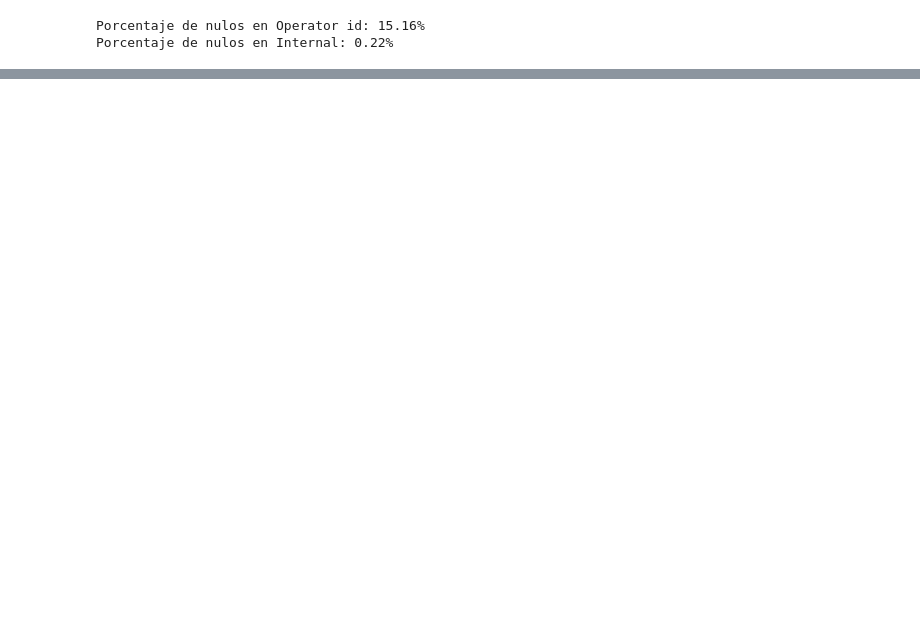
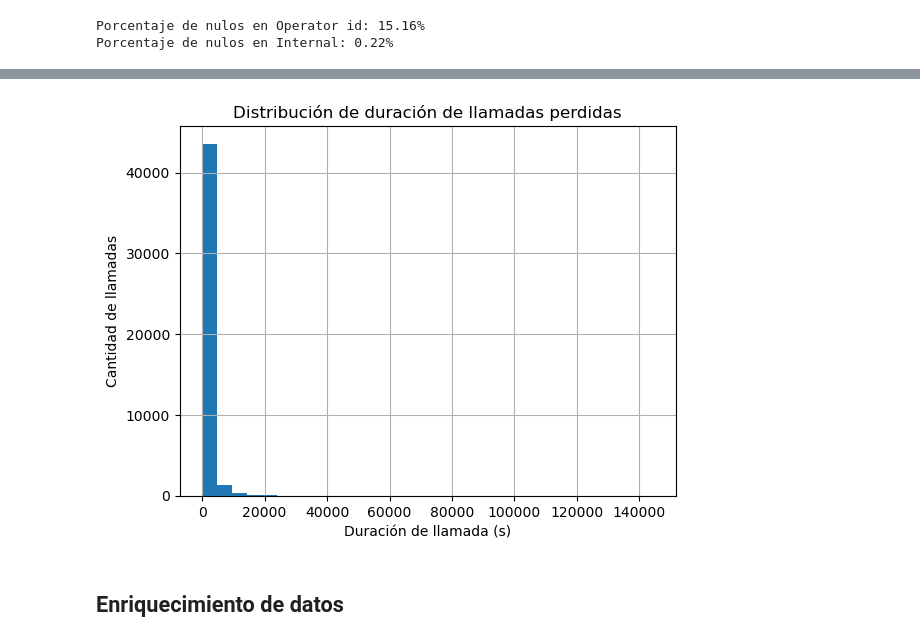
Before and after one commit to latostadorano/inefficient-operators-analysis, a Jupyter notebook: s14_telecom.ipynb, the cells around one changed output, grey strips where cells are left out. Drawn from its saved outputs; the diff is of its cells as text; code cells hidden in the pictures; blank space fills up the shorter version.

```diff
--- a/s14_telecom.ipynb
+++ b/s14_telecom.ipynb
@@ -225,0 +316,18 @@ Name: count, dtype: int64
+# %%
+# Normalizaremos a 0 las llamadas perdidas con duración pequeña (<=5s)
+data.loc[(data['is_missed_call'] == 1) & (data['call_duration'] <= 5), 'call_duration'] = 0
+
+# Y eliminaremos anomalías graves (duración >5s para llamadas perdidas)
+data = data.drop(data[(data['is_missed_call'] == 1) & (data['call_duration'] > 5)].index)
+# %%
+# Revisamos la distribución de duración de llamadas perdidas
+
+data['call_duration'].hist(bins=30)
+plt.xlabel('Duración de llamada (s)')
+plt.ylabel('Cantidad de llamadas')
+plt.title('Distribución de duración de llamadas perdidas')
+plt.show()
+# %% [output]
+[figure, added]
+# %% [markdown]
+## Enriquecimiento de datos
```
Also changed, not shown: parts of 23 cells of this notebook.
